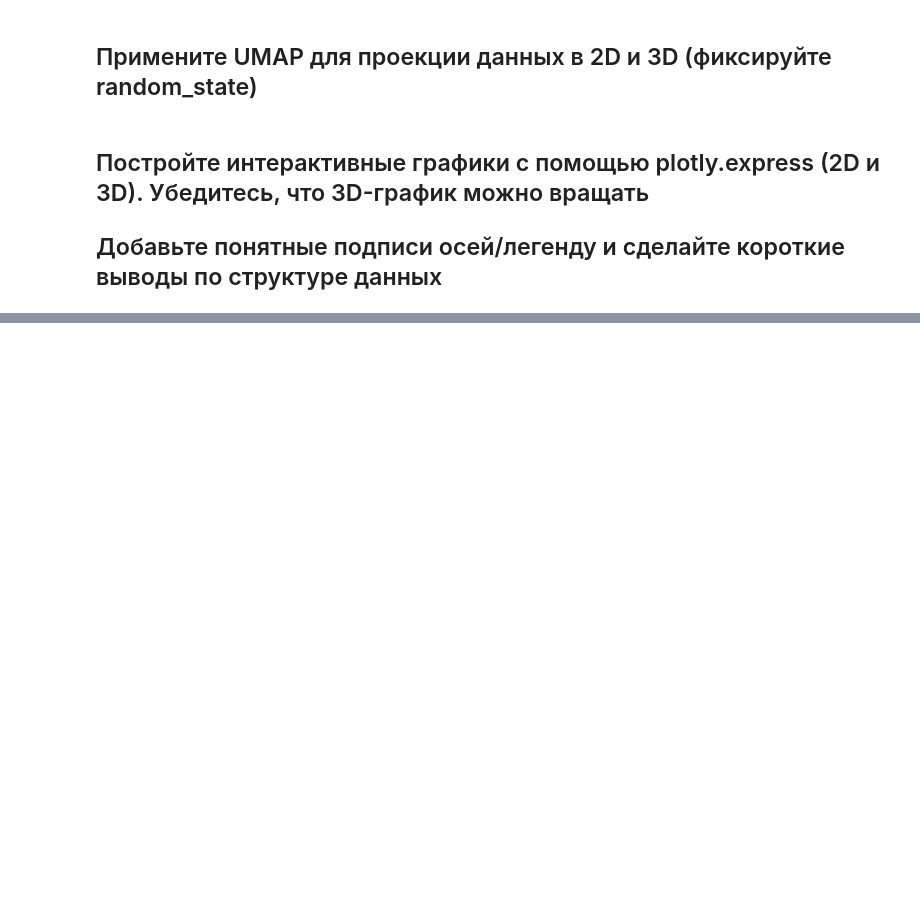
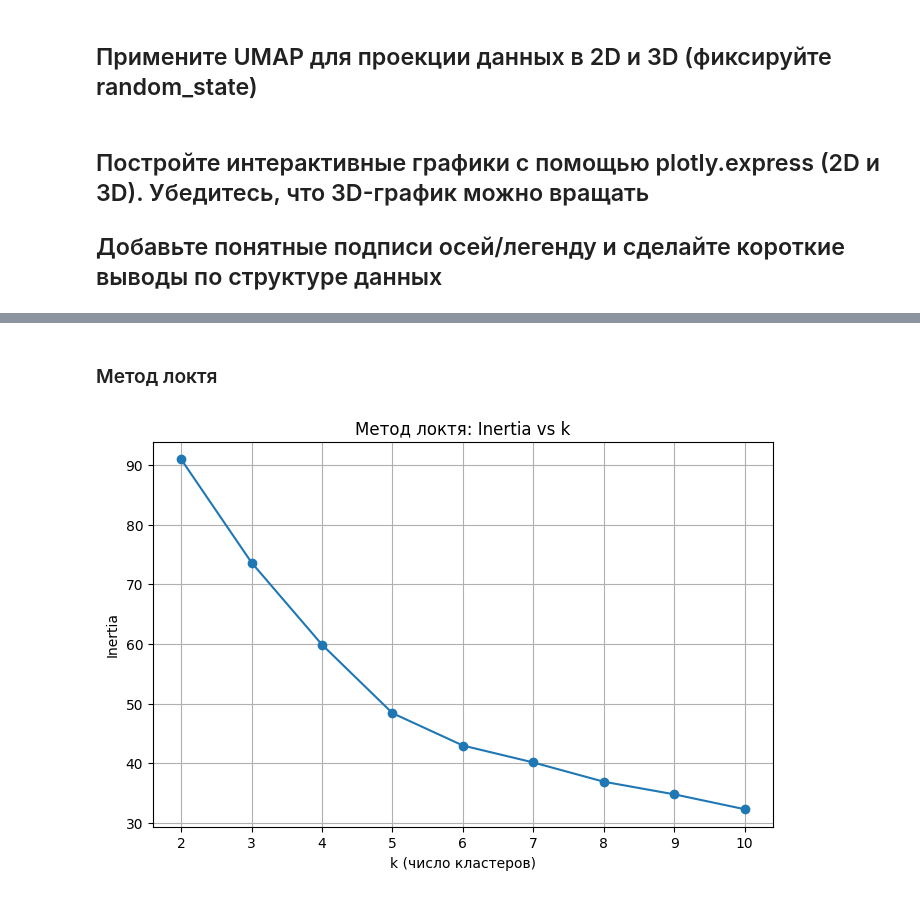
Before and after one commit to nepridumalnik/it-lms-course, a Jupyter notebook: module_4/task.ipynb, the cells around one changed output, grey strips where cells are left out. Saved outputs shown, nothing was run; the diff lists cells and outputs as text; code cells hidden in the pictures; blank space fills up the shorter version.

```diff
--- a/module_4/task.ipynb
+++ b/module_4/task.ipynb
@@ -231,0 +246,23 @@ fig3d.show()
+# %% [markdown]
+### Метод локтя
+# %%
+from sklearn.cluster import KMeans
+import matplotlib.pyplot as plt
+
+inertias = []
+K_RANGE = range(2, 11)  # ищем k от 2 до 10
+
+for k in K_RANGE:
+    kmeans = KMeans(n_clusters=k, random_state=42)
+    kmeans.fit(X_scaled)
+    inertias.append(kmeans.inertia_)
+
+plt.figure(figsize=(8, 5))
+plt.plot(K_RANGE, inertias, marker="o")
+plt.title("Метод локтя: Inertia vs k")
+plt.xlabel("k (число кластеров)")
+plt.ylabel("Inertia")
+plt.grid(True)
+plt.show()
+# %% [output]
+[figure, added]
```
Also changed, not shown: parts of 22 cells of this notebook.
